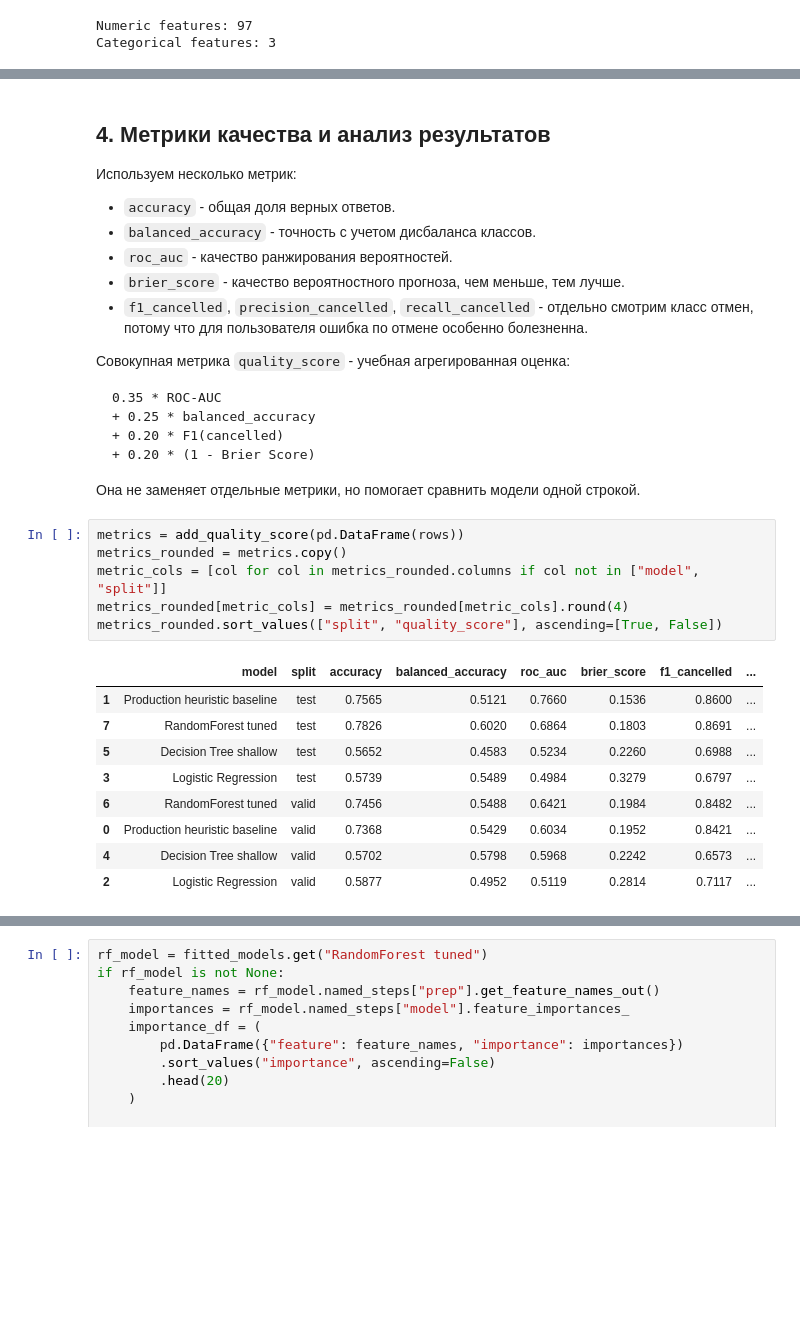
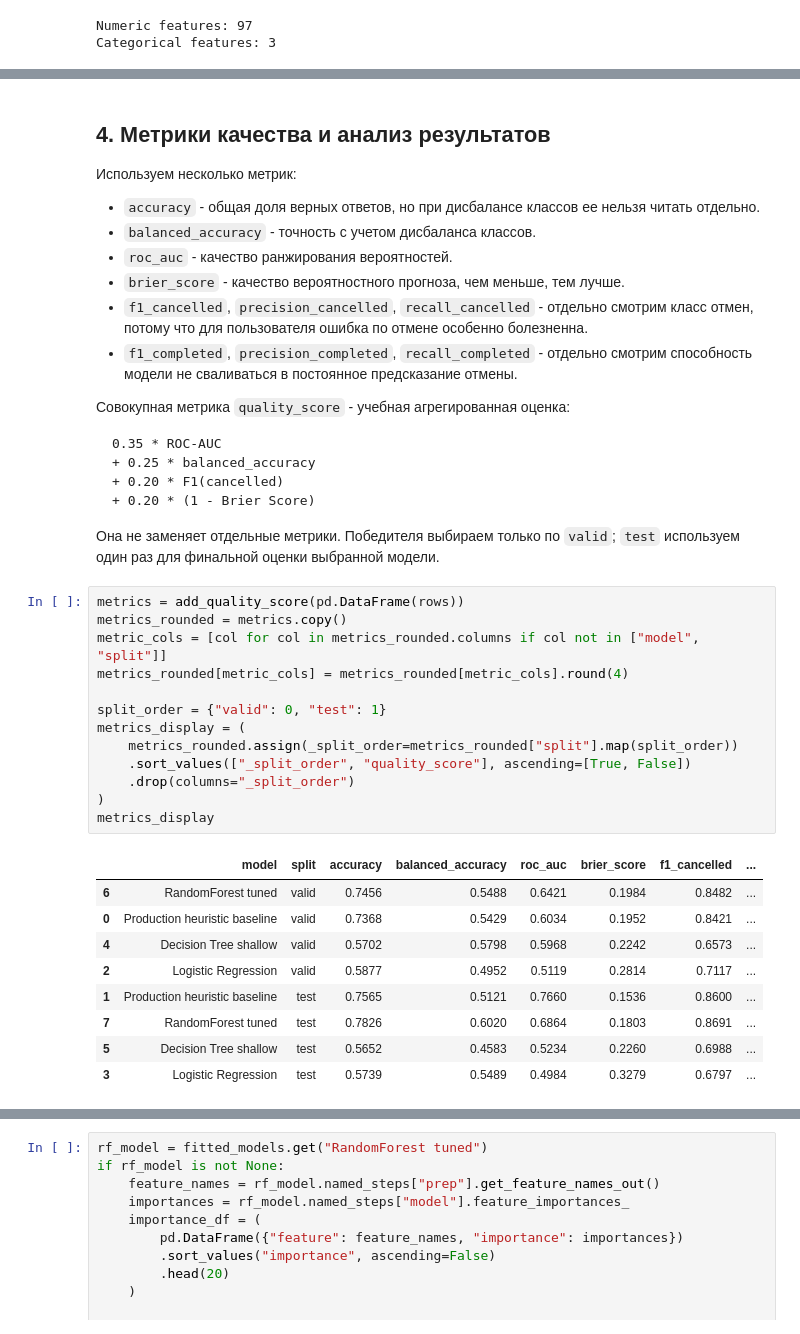
Before and after one commit to Vladimir-Zimin226/flyforecast, a Jupyter notebook: notebooks/baseline_solution.ipynb, the cells around one changed output, grey strips where cells are left out. Saved outputs shown, nothing was run; the diff lists cells and outputs as text; blank space fills up the shorter version.

Commit message:
fix: description for baseline ML notebook 4

````diff
--- a/notebooks/baseline_solution.ipynb
+++ b/notebooks/baseline_solution.ipynb
@@ -583,11 +708,12 @@ Best RandomForest params: {'model__max_depth': 4, 'model__min_samples_leaf': 15,
 
 Используем несколько метрик:
 
-- `accuracy` - общая доля верных ответов.
+- `accuracy` - общая доля верных ответов, но при дисбалансе классов ее нельзя читать отдельно.
 - `balanced_accuracy` - точность с учетом дисбаланса классов.
 - `roc_auc` - качество ранжирования вероятностей.
 - `brier_score` - качество вероятностного прогноза, чем меньше, тем лучше.
 - `f1_cancelled`, `precision_cancelled`, `recall_cancelled` - отдельно смотрим класс отмен, потому что для пользователя ошибка по отмене особенно болезненна.
+- `f1_completed`, `precision_completed`, `recall_completed` - отдельно смотрим способность модели не сваливаться в постоянное предсказание отмены.
 
 Совокупная метрика `quality_score` - учебная агрегированная оценка:
 
@@ -598,20 +724,27 @@ Best RandomForest params: {'model__max_depth': 4, 'model__min_samples_leaf': 15,
 + 0.20 * (1 - Brier Score)
 ```
 
-Она не заменяет отдельные метрики, но помогает сравнить модели одной строкой.
+Она не заменяет отдельные метрики. Победителя выбираем только по `valid`; `test` используем один раз для финальной оценки выбранной модели.
 # %%
 metrics = add_quality_score(pd.DataFrame(rows))
 metrics_rounded = metrics.copy()
 metric_cols = [col for col in metrics_rounded.columns if col not in ["model", "split"]]
 metrics_rounded[metric_cols] = metrics_rounded[metric_cols].round(4)
-metrics_rounded.sort_values(["split", "quality_score"], ascending=[True, False])
+
+split_order = {"valid": 0, "test": 1}
+metrics_display = (
+    metrics_rounded.assign(_split_order=metrics_rounded["split"].map(split_order))
+    .sort_values(["_split_order", "quality_score"], ascending=[True, False])
+    .drop(columns="_split_order")
+)
+metrics_display
 # %% [output]
 |  | model | split | accuracy | balanced_accuracy | roc_auc | brier_score | f1_cancelled | ... |
+| 6 | RandomForest tuned | valid | 0.7456 | 0.5488 | 0.6421 | 0.1984 | 0.8482 | ... |
+| 0 | Production heuristic baseline | valid | 0.7368 | 0.5429 | 0.6034 | 0.1952 | 0.8421 | ... |
+| 4 | Decision Tree shallow | valid | 0.5702 | 0.5798 | 0.5968 | 0.2242 | 0.6573 | ... |
+| 2 | Logistic Regression | valid | 0.5877 | 0.4952 | 0.5119 | 0.2814 | 0.7117 | ... |
 | 1 | Production heuristic baseline | test | 0.7565 | 0.5121 | 0.7660 | 0.1536 | 0.8600 | ... |
 | 7 | RandomForest tuned | test | 0.7826 | 0.6020 | 0.6864 | 0.1803 | 0.8691 | ... |
 | 5 | Decision Tree shallow | test | 0.5652 | 0.4583 | 0.5234 | 0.2260 | 0.6988 | ... |
 | 3 | Logistic Regression | test | 0.5739 | 0.5489 | 0.4984 | 0.3279 | 0.6797 | ... |
-| 6 | RandomForest tuned | valid | 0.7456 | 0.5488 | 0.6421 | 0.1984 | 0.8482 | ... |
-| 0 | Production heuristic baseline | valid | 0.7368 | 0.5429 | 0.6034 | 0.1952 | 0.8421 | ... |
-| 4 | Decision Tree shallow | valid | 0.5702 | 0.5798 | 0.5968 | 0.2242 | 0.6573 | ... |
-| 2 | Logistic Regression | valid | 0.5877 | 0.4952 | 0.5119 | 0.2814 | 0.7117 | ... |
````
Also changed, not shown: parts of 17 cells of this notebook.
